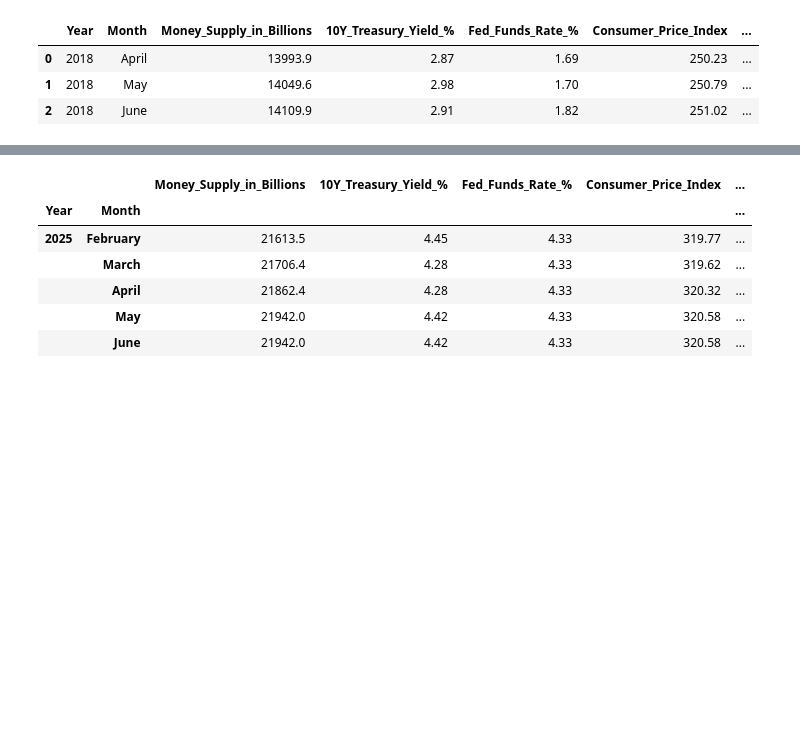
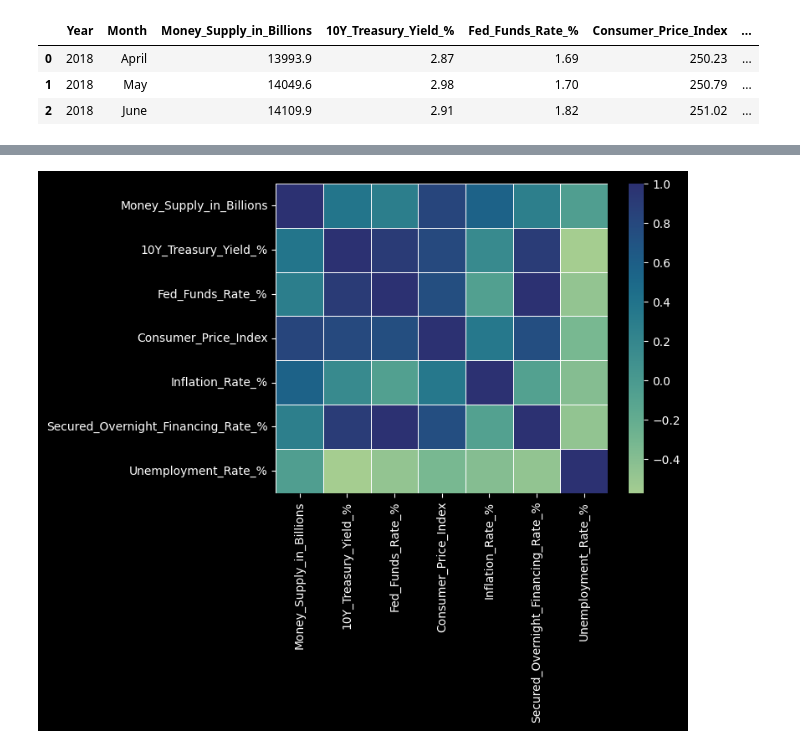
Before and after one commit to matt-harvey-data/US_Economic_Indicators_2018-2025, a Jupyter notebook: US_Macro_Economic_Indicators_2018-2025.ipynb, the cells around one changed output, grey strips where cells are left out. Drawn from its saved outputs; the diff is of its cells as text; code cells hidden in the pictures; blank space fills up the shorter version.

```diff
--- a/US_Macro_Economic_Indicators_2018-2025.ipynb
+++ b/US_Macro_Economic_Indicators_2018-2025.ipynb
@@ -104,14 +176,11 @@ econ_data.corr()
-# %%
-# Sanity check
-econ_data.tail(5)
-# %% [output]
-|  |  | Money_Supply_in_Billions | 10Y_Treasury_Yield_% | Fed_Funds_Rate_% | Consumer_Price_Index | ... |
-| Year | Month |  |  |  |  | ... |
-| 2025 | February | 21613.5 | 4.45 | 4.33 | 319.77 | ... |
-|  | March | 21706.4 | 4.28 | 4.33 | 319.62 | ... |
-|  | April | 21862.4 | 4.28 | 4.33 | 320.32 | ... |
-|  | May | 21942.0 | 4.42 | 4.33 | 320.58 | ... |
-|  | June | 21942.0 | 4.42 | 4.33 | 320.58 | ... |
+# %%
+# Create a Seaborn heatmap of the correlations, passing a custom linewidth and color map and save it to an axis
+ax = sns.heatmap(correlations, linewidth=0.5, cmap='crest')
+
+# Show the axis
+plt.show()
+# %% [output]
+[figure, added]
 # %%
 # Iterate through each column in the DataFrame
 for col in econ_data.columns:
```
Also changed, not shown: parts of 10 cells of this notebook.
